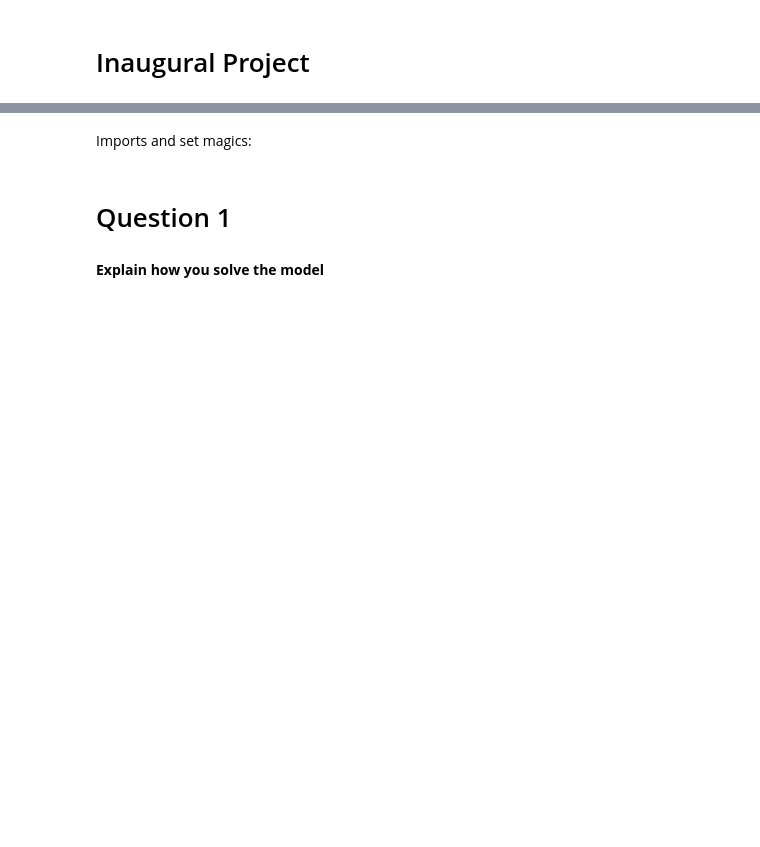
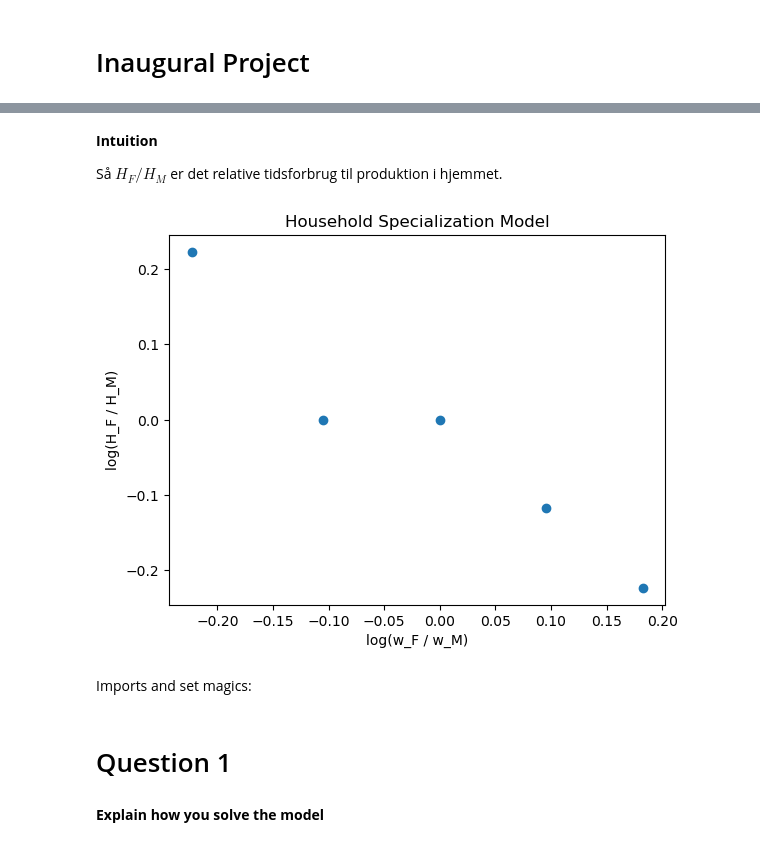
Before and after one commit to NumEconCopenhagen/projects-2023-de-slemme-programmeringsrotter, a Jupyter notebook: inauguralproject/inauguralproject.ipynb, the cells around one changed output, grey strips where cells are left out. Cells and saved outputs as stored; diff of their text form; code cells hidden in the pictures; blank space fills up the shorter version.

```diff
--- a/inauguralproject/inauguralproject.ipynb
+++ b/inauguralproject/inauguralproject.ipynb
@@ -10,3 +68,37 @@
+# %% [markdown]
+**Intuition**
+
+Så $H_F/H_M$ er det relative tidsforbrug til produktion i hjemmet.
+# %%
+import HouseholdSpecializationModel as hsm
+import numpy as np
+import matplotlib.pyplot as plt
+
+# create an instance of the model class
+model = hsm.HouseholdSpecializationModelClass()
+
+# set w_M
+w_M = model.par.wM
+
+# calculate H_F/H_M for different values of w_F
+HF_HM_list = []
+log_wf_wm_list = []
+
+for w_F in model.par.wF_vec:
+    model.par.wF = w_F
+    opt = model.solve_discrete()
+    HF_HM_list.append(opt.HF/opt.HM)
+    log_wf_wm_list.append(np.log(w_F/w_M))
+
+# create the plot
+fig, ax = plt.subplots()
+ax.scatter(log_wf_wm_list, np.log(HF_HM_list))
+ax.set_xlabel('log(w_F / w_M)')
+ax.set_ylabel('log(H_F / H_M)')
+ax.set_title('Household Specialization Model')
+plt.show()
+# %% [output]
+[figure, added]
 # %% [markdown]
 Imports and set magics:
 # %%
```
Also changed, not shown: parts of 5 cells of this notebook.
